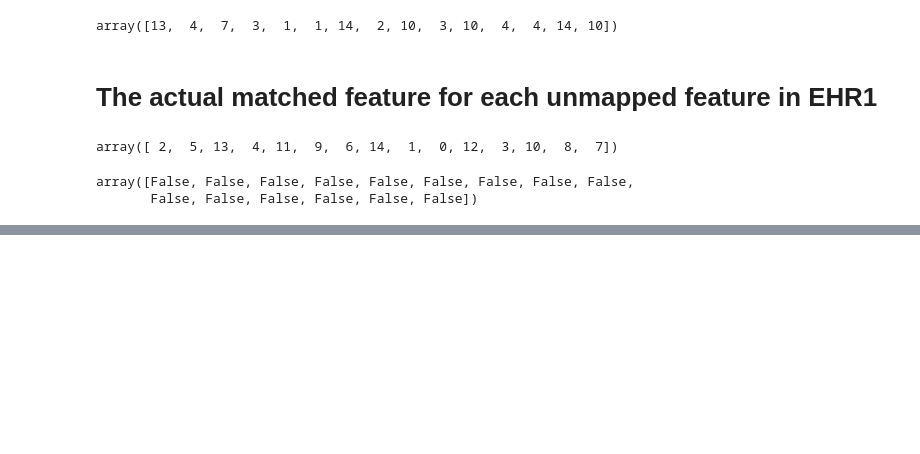
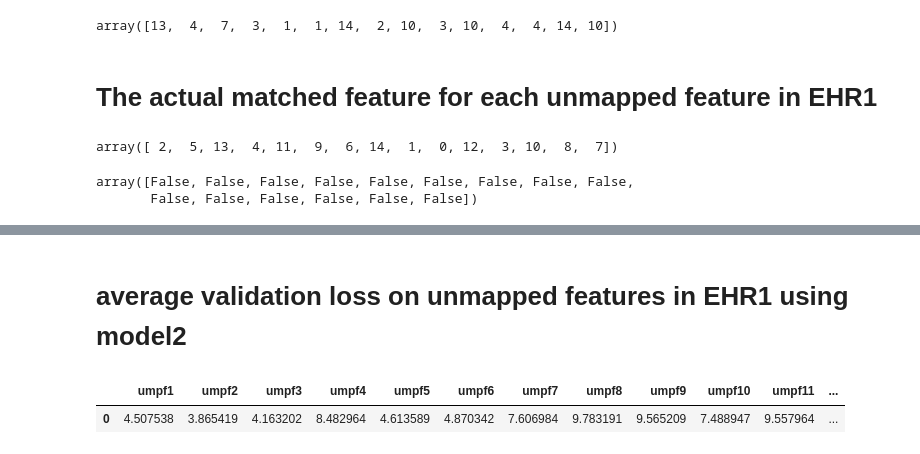
Before and after one commit to cuishuting/seq_to_seq_schema_matching, a Jupyter notebook: seq_to_seq_via_RNN.ipynb, the cells around one changed output, grey strips where cells are left out. Saved outputs shown, nothing was run; the diff lists cells and outputs as text; code cells hidden in the pictures; blank space fills up the shorter version.

```diff
--- a/seq_to_seq_via_RNN.ipynb
+++ b/seq_to_seq_via_RNN.ipynb
@@ -459,0 +553,11 @@ array([False, False, False, False, False, False, False, False, False,
+# %% [markdown]
+# average validation loss on unmapped features in EHR1 using model2
+# %%
+avg_val_loss_data1 = np.mean(kfold_test_model2_loss_1, axis=1)
+avg_val_loss_data2 = np.mean(kfold_test_model2_loss_2, axis=1)
+avg_val_loss_umpf_1 = pd.DataFrame(data=avg_val_loss_data1.reshape(1, 15), columns=["umpf"+str(i) for i in range(1, 16)])
+avg_val_loss_umpf_2 = pd.DataFrame(data=avg_val_loss_data2.reshape(1, 15), columns=["umpf"+str(i) for i in range(1, 16)])
+avg_val_loss_umpf_1
+# %% [output]
+|  | umpf1 | umpf2 | umpf3 | umpf4 | umpf5 | umpf6 | umpf7 | umpf8 | umpf9 | umpf10 | umpf11 | ... |
+| 0 | 4.507538 | 3.865419 | 4.163202 | 8.482964 | 4.613589 | 4.870342 | 7.606984 | 9.783191 | 9.565209 | 7.488947 | 9.557964 | ... |
```
Also changed, not shown: parts of 23 cells of this notebook.
